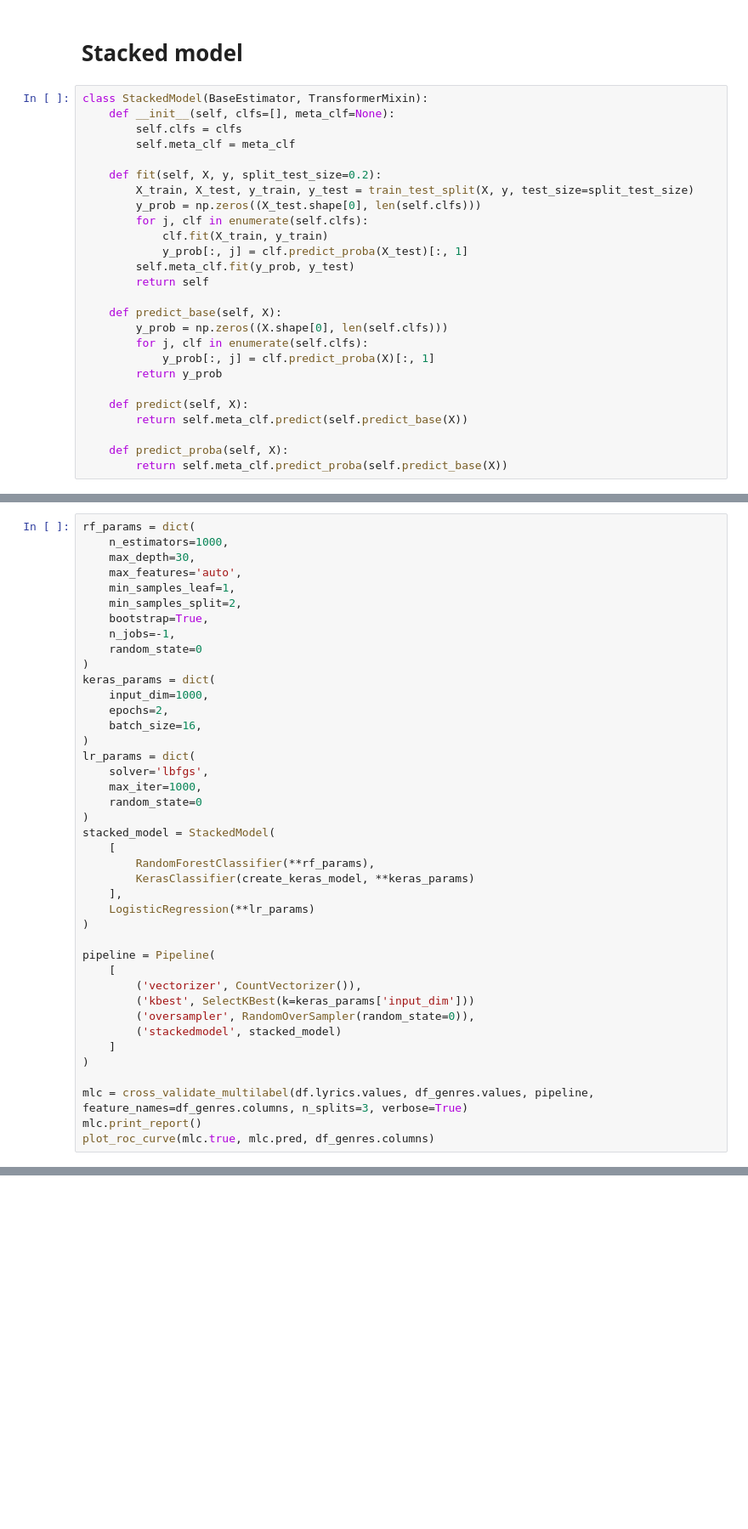
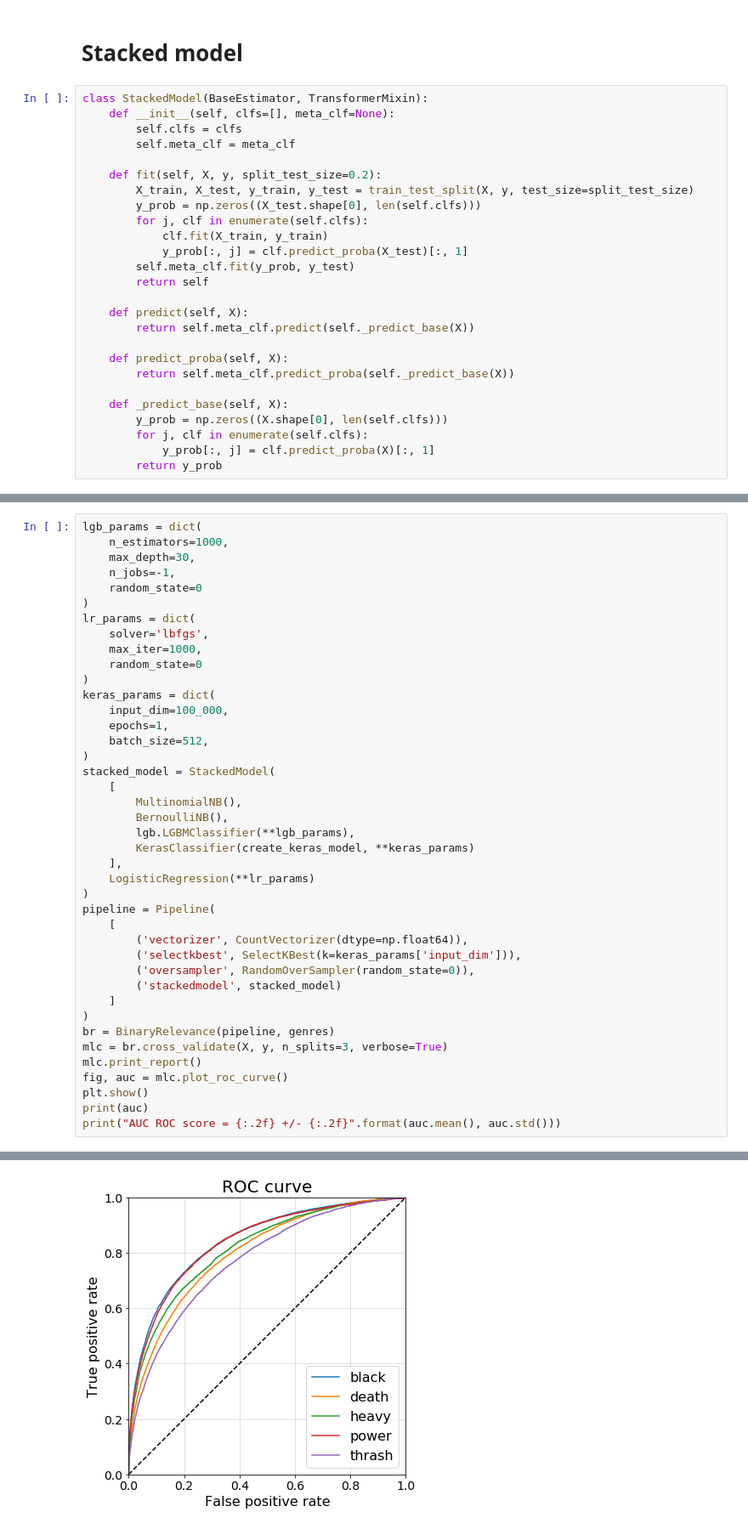
Before and after one commit to pdqnguyen/metallyrics, a Jupyter notebook: song-lyrics-multi-genre-bow.ipynb, the cells around one changed output, grey strips where cells are left out. Shown at 85% size. Cells and saved outputs as stored; diff of their text form; blank space fills up the shorter version.

```diff
--- a/song-lyrics-multi-genre-bow.ipynb
+++ b/song-lyrics-multi-genre-bow.ipynb
@@ -653,15 +852,15 @@ class StackedModel(BaseEstimator, TransformerMixin):
         self.meta_clf.fit(y_prob, y_test)
         return self
 
-    def predict_base(self, X):
+    def predict(self, X):
+        return self.meta_clf.predict(self._predict_base(X))
+
+    def predict_proba(self, X):
+        return self.meta_clf.predict_proba(self._predict_base(X))
+
+    def _predict_base(self, X):
         y_prob = np.zeros((X.shape[0], len(self.clfs)))
         for j, clf in enumerate(self.clfs):
             y_prob[:, j] = clf.predict_proba(X)[:, 1]
         return y_prob
-
-    def predict(self, X):
-        return self.meta_clf.predict(self.predict_base(X))
-
-    def predict_proba(self, X):
-        return self.meta_clf.predict_proba(self.predict_base(X))
 # %%
@@ -727,42 +926,42 @@ F1-score:   0.54
 # %%
-rf_params = dict(
+lgb_params = dict(
     n_estimators=1000,
     max_depth=30,
-    max_features='auto',
-    min_samples_leaf=1,
-    min_samples_split=2,
-    bootstrap=True,
     n_jobs=-1,
     random_state=0
-)
-keras_params = dict(
-    input_dim=1000,
-    epochs=2,
-    batch_size=16,
 )
 lr_params = dict(
     solver='lbfgs',
     max_iter=1000,
     random_state=0
 )
+keras_params = dict(
+    input_dim=100_000,
+    epochs=1,
+    batch_size=512,
+)
 stacked_model = StackedModel(
     [
-        RandomForestClassifier(**rf_params),
+        MultinomialNB(),
+        BernoulliNB(),
+        lgb.LGBMClassifier(**lgb_params),
         KerasClassifier(create_keras_model, **keras_params)
     ],
     LogisticRegression(**lr_params)
 )
-
 pipeline = Pipeline(
     [
-        ('vectorizer', CountVectorizer()),
-        ('kbest', SelectKBest(k=keras_params['input_dim']))
+        ('vectorizer', CountVectorizer(dtype=np.float64)),
+        ('selectkbest', SelectKBest(k=keras_params['input_dim'])),
         ('oversampler', RandomOverSampler(random_state=0)),
         ('stackedmodel', stacked_model)
     ]
 )
-
-mlc = cross_validate_multilabel(df.lyrics.values, df_genres.values, pipeline, feature_names=df_genres.columns, n_splits=3, verbose=True)
+br = BinaryRelevance(pipeline, genres)
+mlc = br.cross_validate(X, y, n_splits=3, verbose=True)
 mlc.print_report()
-plot_roc_curve(mlc.true, mlc.pred, df_genres.columns)
+fig, auc = mlc.plot_roc_curve()
+plt.show()
+print(auc)
+print("AUC ROC score = {:.2f} +/- {:.2f}".format(auc.mean(), auc.std()))
 # %% [output]
@@ -769,0 +986 @@ NameError: name 'StackedModel' is not defined
+[figure, added]
```
Also changed, not shown: parts of 27 cells of this notebook.
